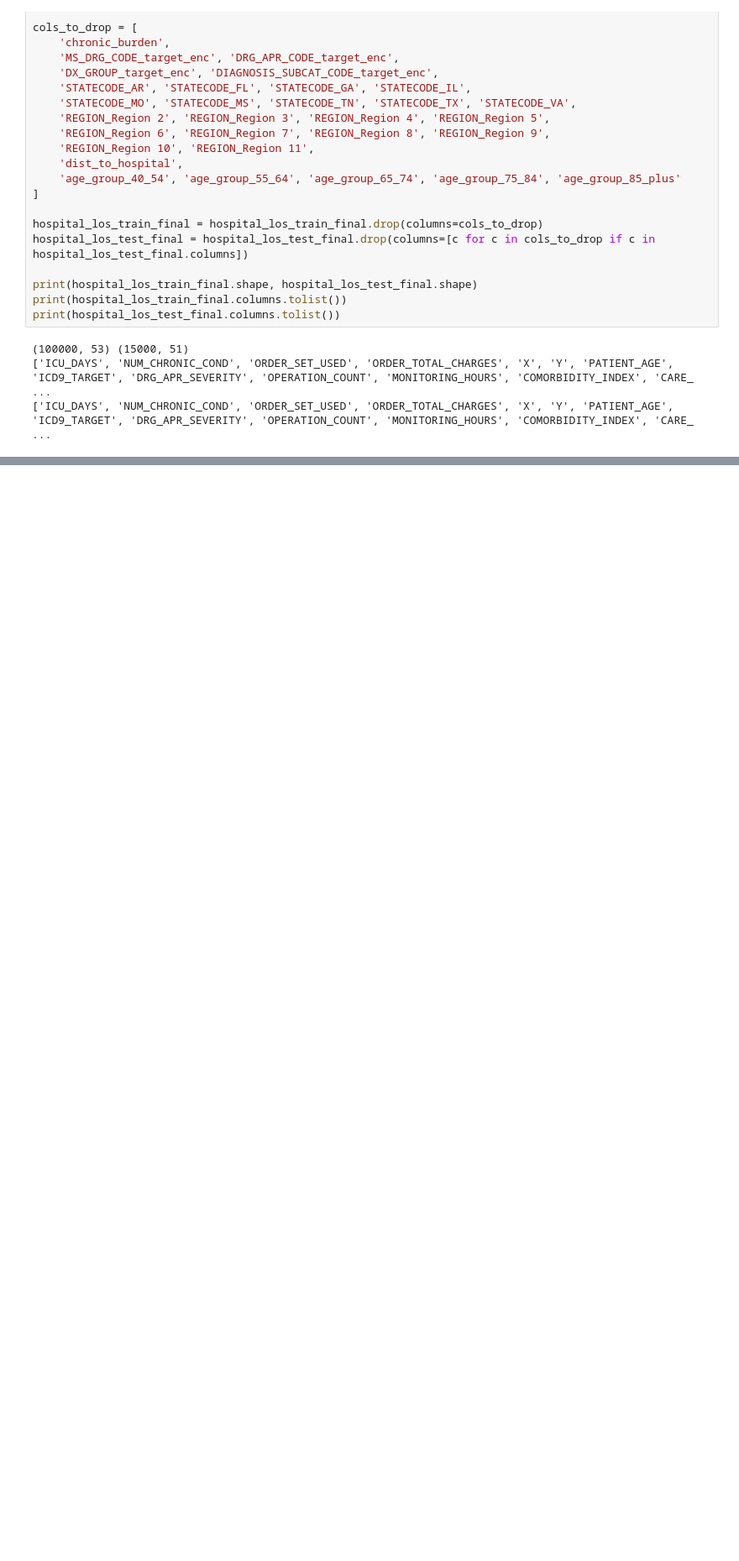
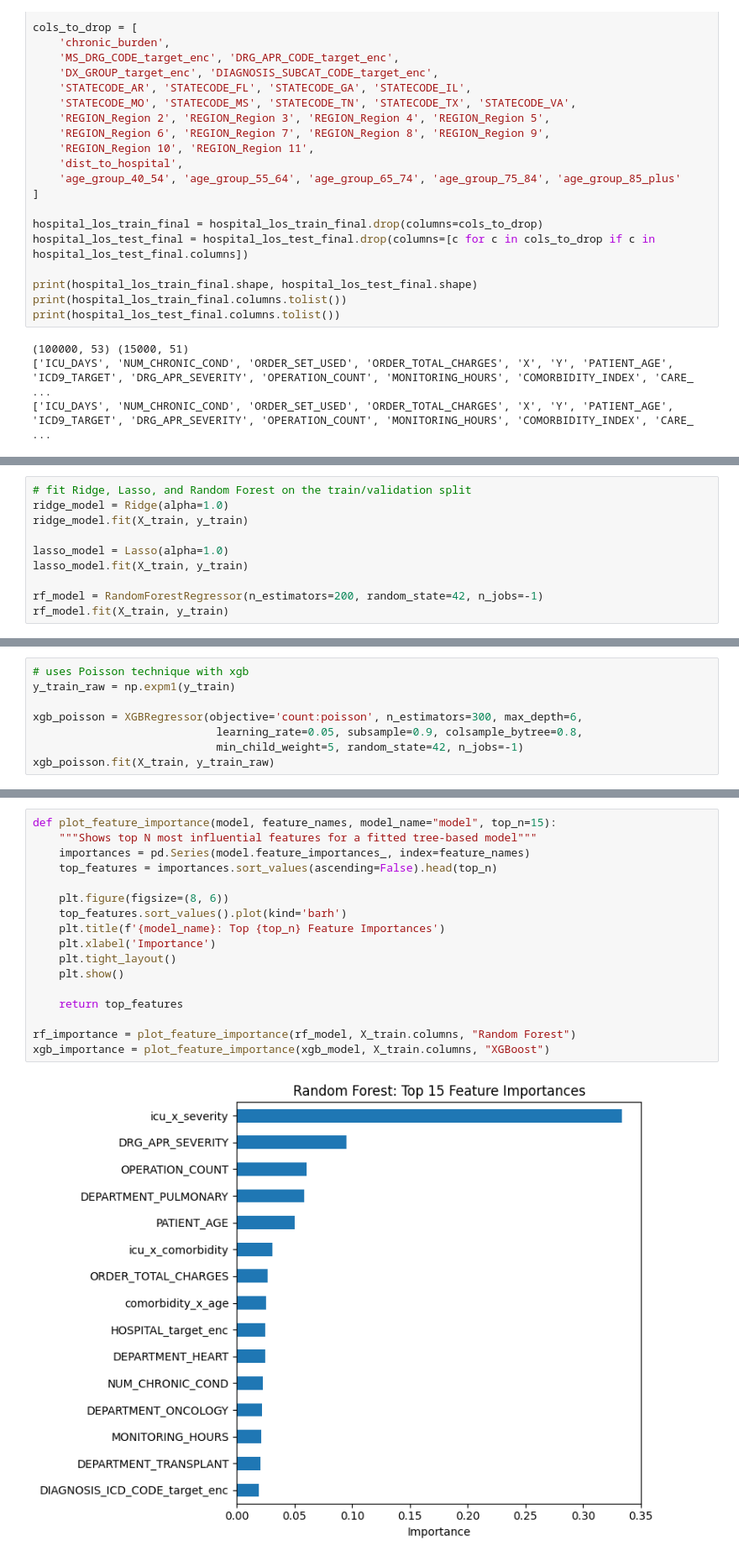
Before and after one commit to benjaminau/sasviya_challenge_2026, a Jupyter notebook: notebooks/hospital_los_modelling.ipynb, the cells around one changed output, grey strips where cells are left out. Shown at 84% size. Drawn from its saved outputs; the diff is of its cells as text; blank space fills up the shorter version.

```diff
--- a/notebooks/hospital_los_modelling.ipynb
+++ b/notebooks/hospital_los_modelling.ipynb
@@ -154,0 +162,10 @@ print(X_train.shape, X_val.shape)
+# %%
+# fit Ridge, Lasso, and Random Forest on the train/validation split
+ridge_model = Ridge(alpha=1.0)
+ridge_model.fit(X_train, y_train)
+
+lasso_model = Lasso(alpha=1.0)
+lasso_model.fit(X_train, y_train)
+
+rf_model = RandomForestRegressor(n_estimators=200, random_state=42, n_jobs=-1)
+rf_model.fit(X_train, y_train)
@@ -154,0 +264,8 @@ print(X_train.shape, X_val.shape)
+# %%
+# uses Poisson technique with xgb
+y_train_raw = np.expm1(y_train)
+
+xgb_poisson = XGBRegressor(objective='count:poisson', n_estimators=300, max_depth=6,
+                            learning_rate=0.05, subsample=0.9, colsample_bytree=0.8,
+                            min_child_weight=5, random_state=42, n_jobs=-1)
+xgb_poisson.fit(X_train, y_train_raw)
@@ -154,0 +387,19 @@ print(X_train.shape, X_val.shape)
+# %%
+def plot_feature_importance(model, feature_names, model_name="model", top_n=15):
+    """Shows top N most influential features for a fitted tree-based model"""
+    importances = pd.Series(model.feature_importances_, index=feature_names)
+    top_features = importances.sort_values(ascending=False).head(top_n)
+
+    plt.figure(figsize=(8, 6))
+    top_features.sort_values().plot(kind='barh')
+    plt.title(f'{model_name}: Top {top_n} Feature Importances')
+    plt.xlabel('Importance')
+    plt.tight_layout()
+    plt.show()
+
+    return top_features
+
+rf_importance = plot_feature_importance(rf_model, X_train.columns, "Random Forest")
+xgb_importance = plot_feature_importance(xgb_model, X_train.columns, "XGBoost")
+# %% [output]
+[figure, added]
```
Also changed, not shown: parts of 18 cells of this notebook.
